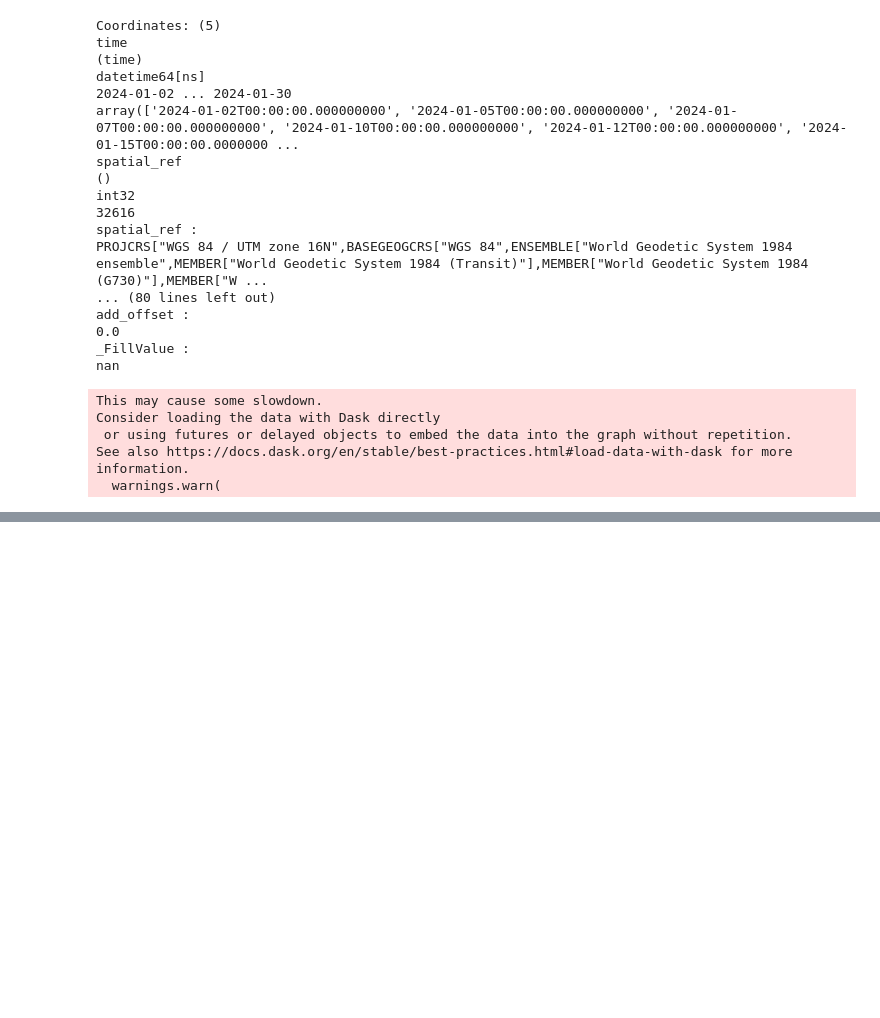
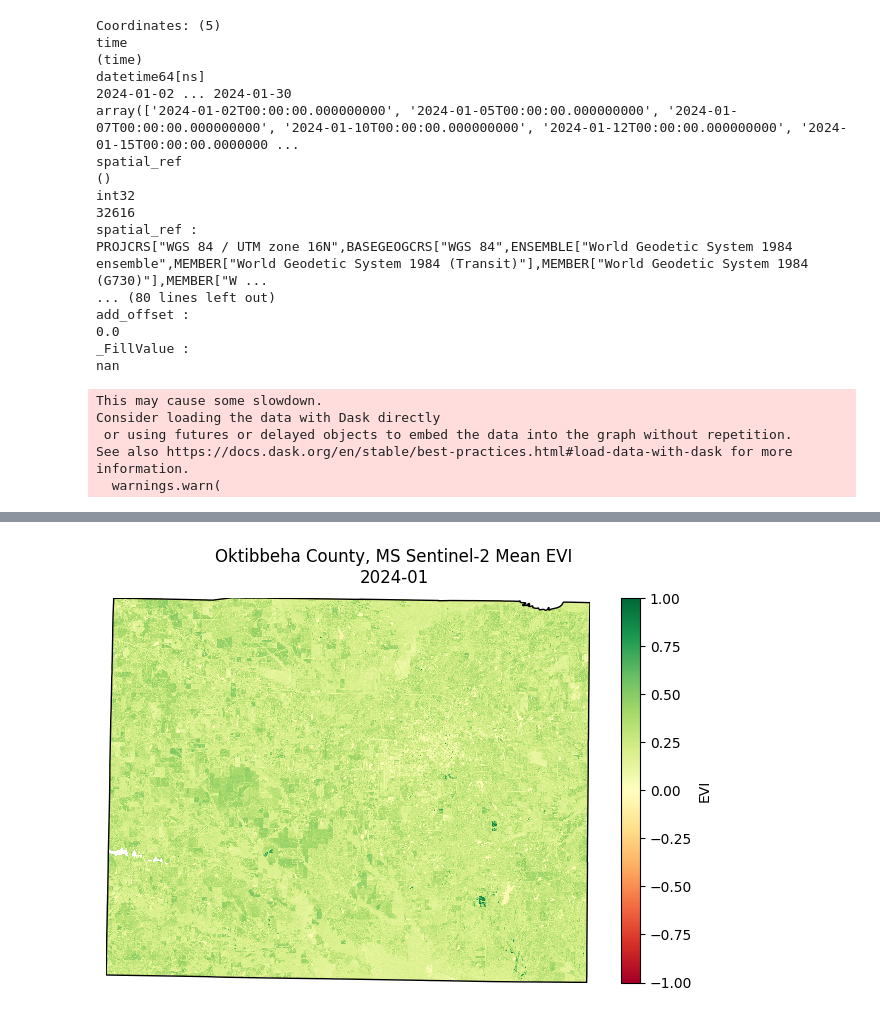
Before and after one commit to gcermsu/pcxarray, a Jupyter notebook: examples/sentinel2_timeseries.ipynb, the cells around one changed output, grey strips where cells are left out. Cells and saved outputs as stored; diff of their text form; code cells hidden in the pictures; blank space fills up the shorter version.

```diff
--- a/examples/sentinel2_timeseries.ipynb
+++ b/examples/sentinel2_timeseries.ipynb
@@ -80,7 +80,7 @@ def calculate_evi(da):
 
 da = da.where(~da.sel(band="SCL").isin([0, 3, 8, 9, 10, 11])) # mask out clouds, shadows, and snow
 evi = calculate_evi(da)
-monthly_evi = evi.resample(time="1W").mean().compute()
+monthly_evi = evi.resample(time="1M").mean().compute()
 # %% [output]
 This may cause some slowdown.
 Consider loading the data with Dask directly
@@ -90,8 +90,9 @@ See also https://docs.dask.org/en/stable/best-practices.html#load-data-with-dask
 # %%
 fig, ax = plt.subplots(figsize=(8, 5))
 
-vmin = monthly_evi.min().values
-vmax = monthly_evi.max().values
+# set appropriate values for visualization
+vmin = 0
+vmax = 1
 
 def update(frame):
     ax.clear()
@@ -119,3 +120,4 @@ ani = FuncAnimation(fig, update, frames=len(monthly_evi['time']), repeat=False)
 
 # show in notebook
 HTML(ani.to_jshtml(fps=1, default_mode='once'))
+# %% [output]
@@ -121,0 +125 @@ HTML(ani.to_jshtml(fps=1, default_mode='once'))
+[figure, added]
```
Also changed, not shown: parts of 4 cells of this notebook, 2 other files.
